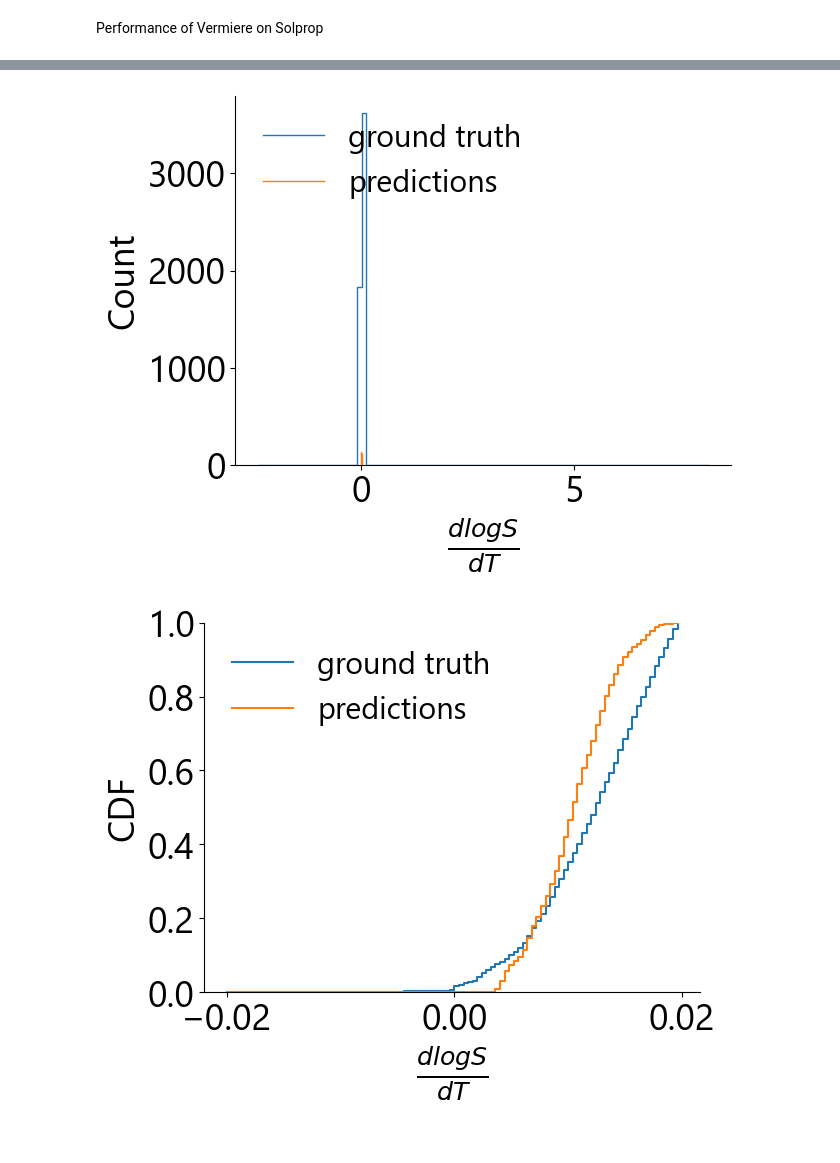
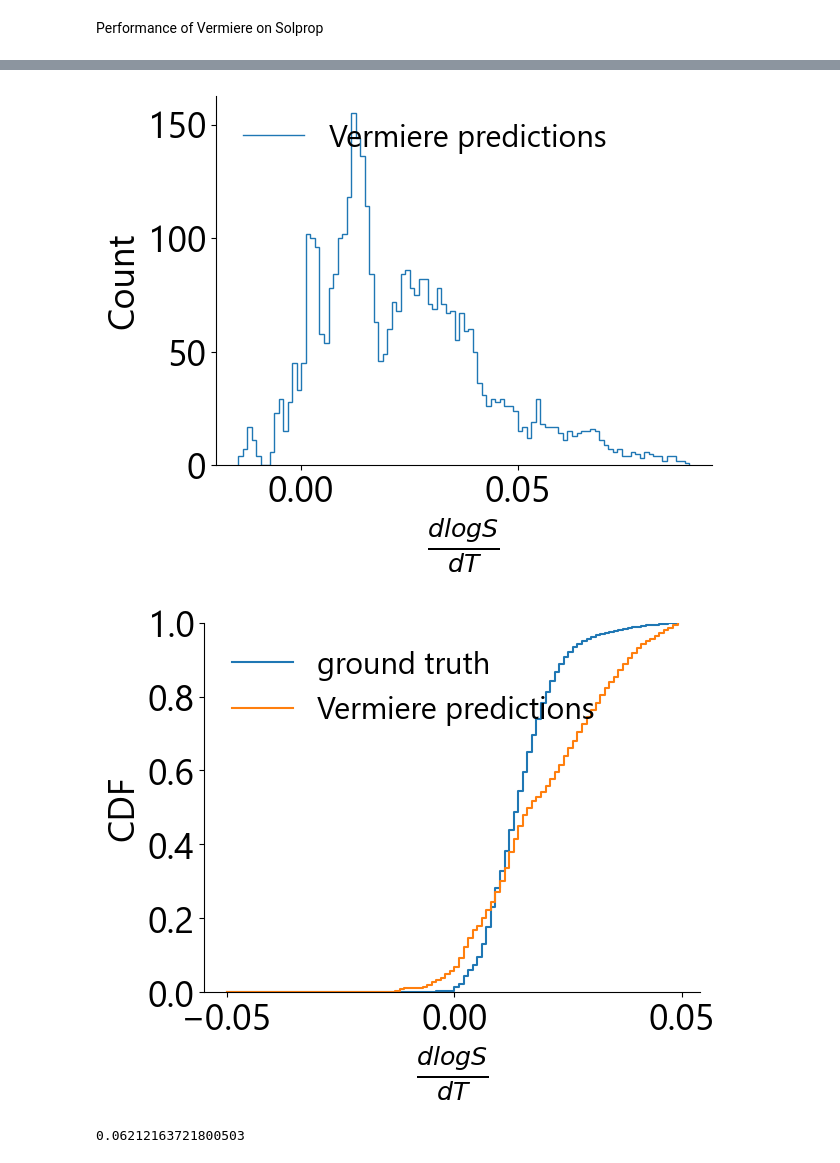
Before and after one commit to JacksonBurns/fastsolv, a Jupyter notebook: temperature_gradients_distribution_analysis.ipynb, the cells around one changed output, grey strips where cells are left out. Cells and saved outputs as stored; diff of their text form; code cells hidden in the pictures.

Commit message:
Update temperature_gradients_distribution_analysis.ipynb
including analysis of Vermiere model

```diff
--- a/temperature_gradients_distribution_analysis.ipynb
+++ b/temperature_gradients_distribution_analysis.ipynb
@@ -286,5 +286,5 @@ solprop_predictions_new
 # %%
-grouped_predictions = vermiere_solprop_predictions.groupby(['Solvent', 'Solute'])
+grouped_predictions = solprop_predictions_new.groupby(['solvent smiles', 'solute smiles'])
 
 # Create a list of smaller dataframes
 sub_dfs = [group for _, group in grouped_predictions]
@@ -294,7 +294,12 @@ total_true_gradients = []
 for df in sub_dfs:
     if(len(df) > 1):
         total_true_gradients.append(np.gradient(df['logS_true'], df['temperature']).flatten())
-        total_predicted_gradients.append(np.gradient(df['logS_pred'], df['temperature']).flatten())
+        total_predicted_gradients.append(np.gradient(df['logST (method1) [log10(mol/L)]'], df['temperature']).flatten())
 # %%
 true_grads = np.concatenate(total_true_gradients).ravel()
 pred_grads = np.concatenate(total_predicted_gradients).ravel()
+mask = np.isfinite(true_grads) & np.isfinite(pred_grads)
+true_grads = true_grads[mask]
+pred_grads = pred_grads[mask]
+
+print(len(true_grads), len(pred_grads))
@@ -301,10 +307,0 @@ pred_grads = np.concatenate(total_predicted_gradients).ravel()
-# %%
-true_grads = true_grads[~np.isnan(true_grads)]
-true_grads[true_grads > 1e308] = 0
-true_grads[true_grads < -1e308] = 0
-
-pred_grads = pred_grads[~np.isnan(pred_grads)]
-pred_grads[pred_grads > 1e308] = 0
-pred_grads[pred_grads < -1e308] = 0
-
-print(len(true_grads), len(pred_grads))
@@ -313,28 +339,28 @@ print(len(true_grads), len(pred_grads))
 # %%
 true_grads_binned, true_grad_bins = np.histogram(true_grads, bins = 100)
 pred_grads_binned, pred_grad_bins = np.histogram(pred_grads, bins = 100)
 
 plt.figure(figsize=[6.4,4.8])
 ax1 = plt.gca()
 
-ax1.stairs(true_grads_binned, true_grad_bins, label = r'ground truth')
-ax1.stairs(pred_grads_binned,pred_grad_bins, label = r'predictions')
+#ax1.stairs(true_grads_binned, true_grad_bins, label = r'ground truth')
+ax1.stairs(pred_grads_binned,pred_grad_bins, label = r'Vermiere predictions')
 
 #ax1.set_xlim([-0.05, 0.05])
 #ax1.set_ylim([-500, 22000])
 ax1.set_ylabel(r"Count")
 ax1.set_xlabel(r"$\frac{dlogS}{dT}$")
 ax1.legend(prop={'size': 22}, loc = 'upper left', frameon = False)
 ax1.spines[['right', 'top']].set_visible(False)
 # %% [output]
-[figure, old version]
+[figure, new version]
 # %%
 import numpy as np
 import matplotlib.pyplot as plt
 
 # Compute histograms
-true_grads_binned, true_grad_bins = np.histogram(true_grads, bins=100, range = (-0.02, 0.02))
-pred_grads_binned, pred_grad_bins = np.histogram(pred_grads, bins=100, range = (-0.02, 0.02)
+true_grads_binned, true_grad_bins = np.histogram(true_grads, bins=100, range = (-0.05, 0.05))
+pred_grads_binned, pred_grad_bins = np.histogram(pred_grads, bins=100, range = (-0.05, 0.05)
 )
 
 # Compute the CDF
@@ -347,7 +373,7 @@ ax1 = plt.gca()
 
 # Plot the CDFs as step plots
 ax1.step(true_grad_bins[:-1], true_grads_cdf, where='post', label='ground truth')
-ax1.step(pred_grad_bins[:-1], pred_grads_cdf, where='post', label='predictions')
+ax1.step(pred_grad_bins[:-1], pred_grads_cdf, where='post', label='Vermiere predictions')
 
 # Set axis limits
 ax1.set_ylim([0, 1])
@@ -359,4 +385,10 @@ ax1.spines[['right', 'top']].set_visible(False)
 # Show the plot
 plt.show()
 # %% [output]
-[figure, old version]
+[figure, new version]
+# %%
+from scipy.stats import wasserstein_distance
+distance = wasserstein_distance(true_grads_cdf, pred_grads_cdf)
+print(distance)
+# %% [output]
+0.06212163721800503
```
Also changed, not shown: parts of 4 cells of this notebook.
